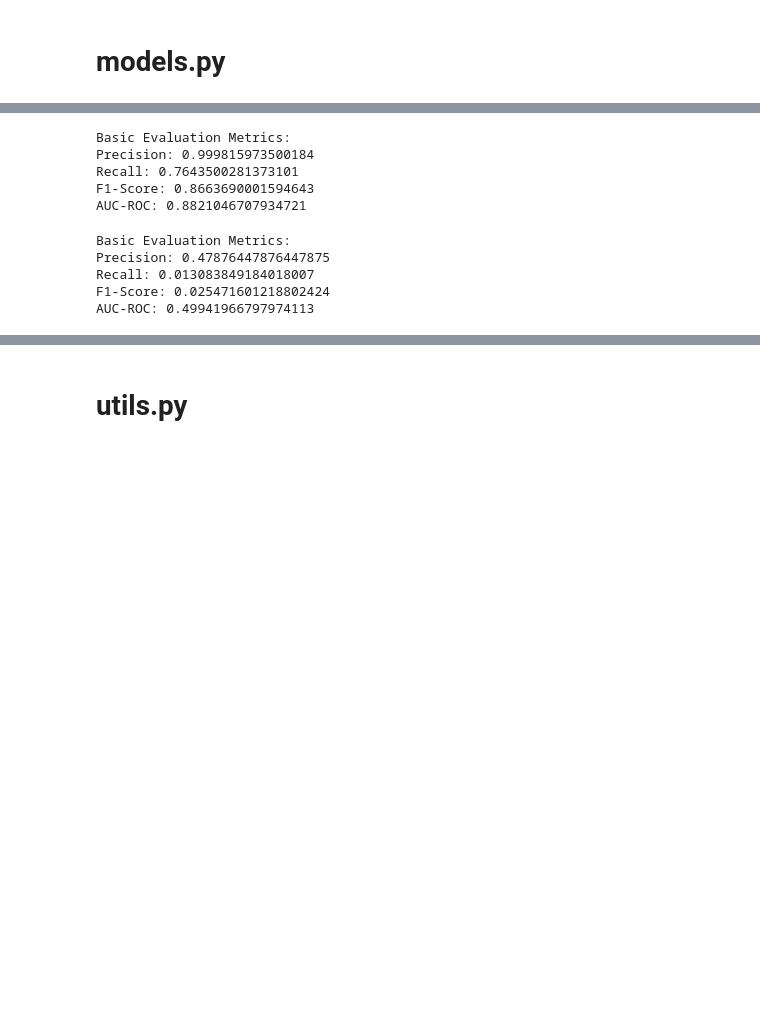
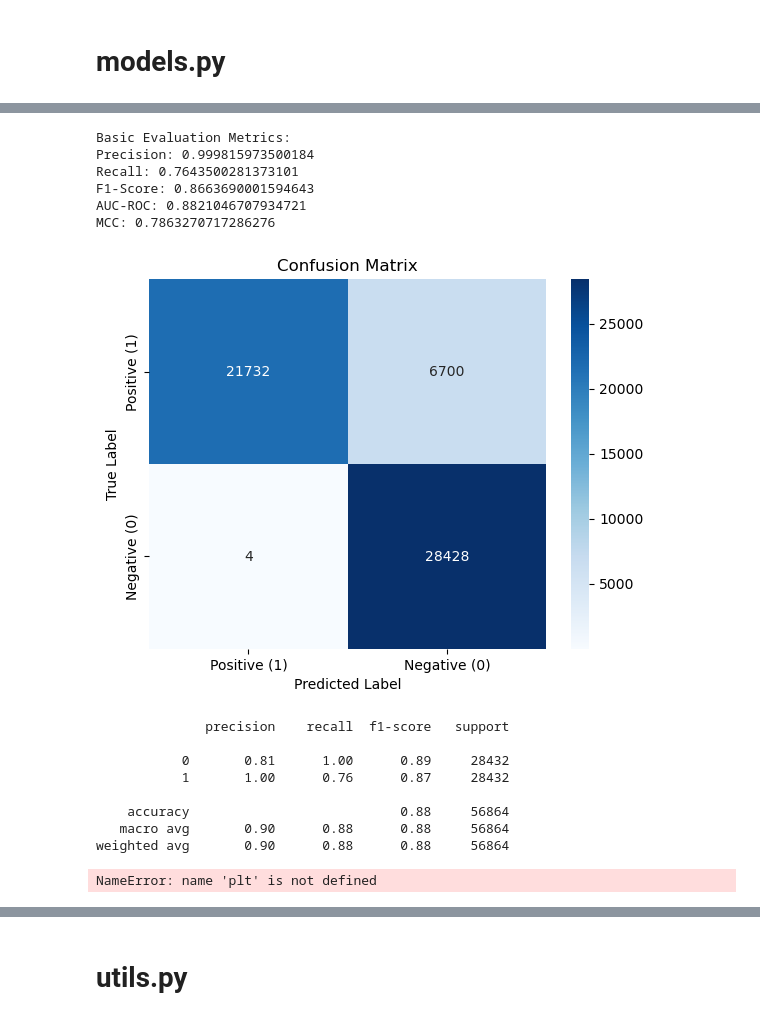
Before and after one commit to Hasosh/Credit-Card-Fraud-Detection, a Jupyter notebook: src/main/FunctionalityTesting.ipynb, the cells around one changed output, grey strips where cells are left out. Cells and saved outputs as stored; diff of their text form; code cells hidden in the pictures; blank space fills up the shorter version.

```diff
--- a/src/main/FunctionalityTesting.ipynb
+++ b/src/main/FunctionalityTesting.ipynb
@@ -95,29 +107,36 @@ AUC-ROC: 0.5
 # %%
 model = models.KMeansAnomalyDetector(n_clusters=2, n_init=10, random_state=0)
 model.fit(X_test)
 y_pred = model.predict(X_test)
 
 evaluator = ModelEvaluator(y_test, y_pred)
-evaluator.basic_evaluation()
+evaluator.full_report()
 # %% [output]
 Basic Evaluation Metrics:
 Precision: 0.999815973500184
 Recall: 0.7643500281373101
 F1-Score: 0.8663690001594643
 AUC-ROC: 0.8821046707934721
+MCC: 0.7863270717286276
+[figure, added]
+              precision    recall  f1-score   support
+
+           0       0.81      1.00      0.89     28432
+           1       1.00      0.76      0.87     28432
+
+    accuracy                           0.88     56864
+   macro avg       0.90      0.88      0.88     56864
+weighted avg       0.90      0.88      0.88     56864
 # %%
 model = models.DBSCANAnomalyDetector(eps=4, min_samples=5)
 y_pred = model.fit_predict(X_test)
-y_pred = (y_pred != 0) # DBScan outputs -1 for noise labels...
+plt.plot(y_pred)
+y_pred = (y_pred == 0) # DBScan outputs -1 for noise labels...
 
 evaluator = ModelEvaluator(y_test, y_pred)
 evaluator.basic_evaluation()
 # %% [output]
-Basic Evaluation Metrics:
-Precision: 0.47876447876447875
-Recall: 0.013083849184018007
-F1-Score: 0.025471601218802424
-AUC-ROC: 0.49941966797974113
+NameError: name 'plt' is not defined
 # %%
 model = models.OCSVM()
 model.fit(X_train[:10000]) # minibatching
```
Also changed, not shown: parts of 7 cells of this notebook, 3 other files.
